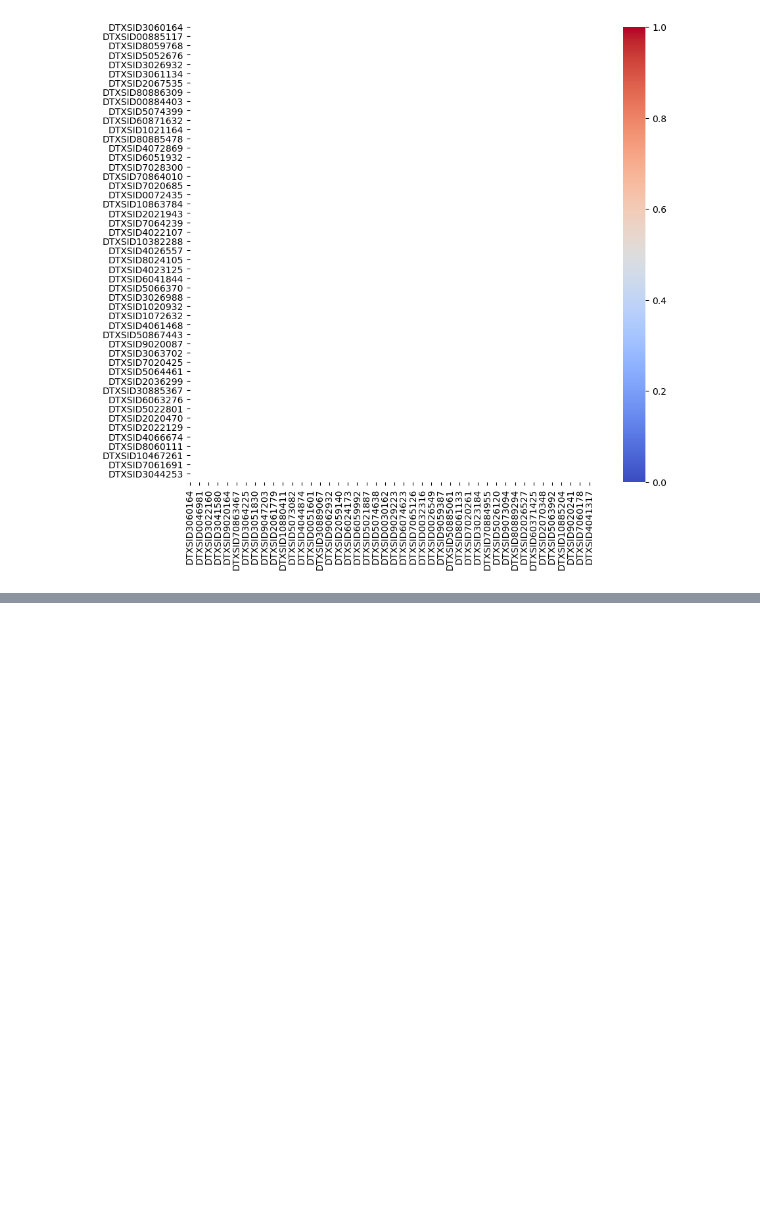
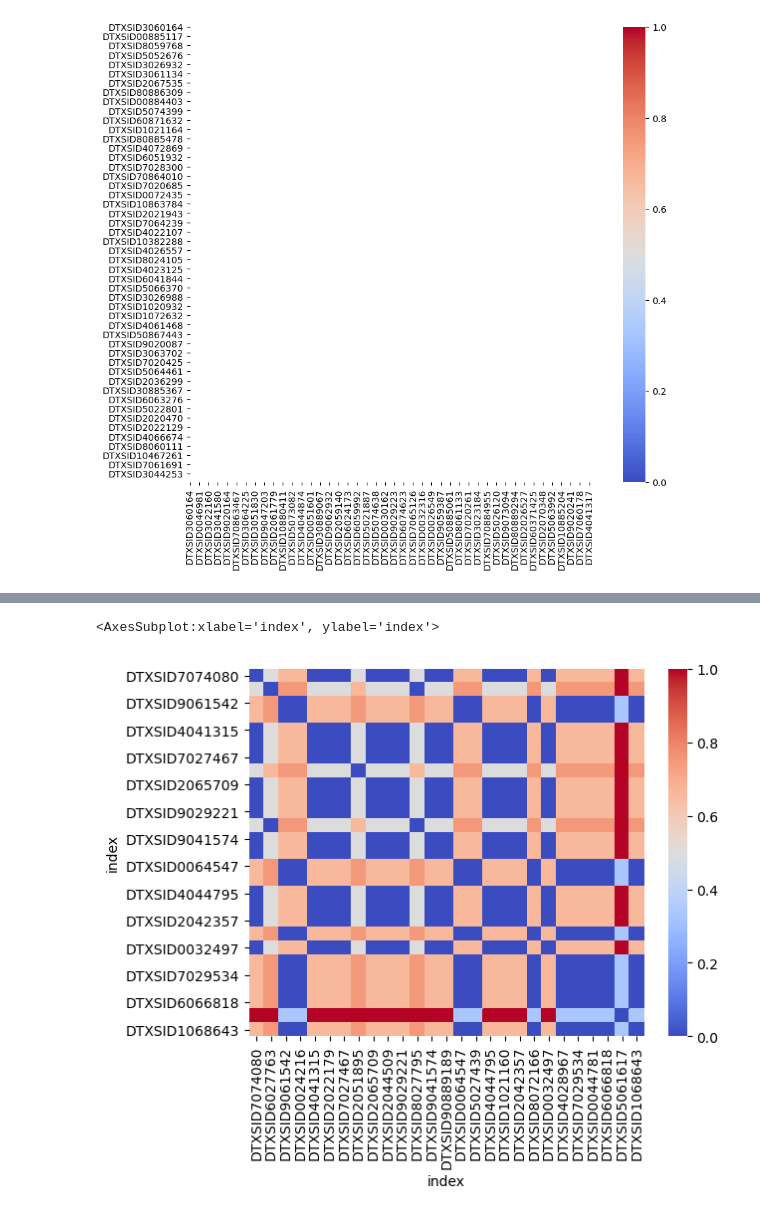
Before and after one commit to patlewig/tsca_categories, a Jupyter notebook: notebooks/14_QSAR2023_poster.ipynb, the cells around one changed output, grey strips where cells are left out. Saved outputs shown, nothing was run; the diff lists cells and outputs as text; code cells hidden in the pictures; blank space fills up the shorter version.

```diff
--- a/notebooks/14_QSAR2023_poster.ipynb
+++ b/notebooks/14_QSAR2023_poster.ipynb
@@ -364,0 +404,4 @@ S_react.to_csv(interim_dir+'Derek_Sim.csv')
+# %%
+derek = (derek.assign(final_picks = derek['index'].replace(selections)))
+# %%
+derek1 = derek.set_index('index')
@@ -364,0 +513,5 @@ S_react.to_csv(interim_dir+'Derek_Sim.csv')
+# %%
+sns.heatmap(dists["('Pyridines and derivatives', 1.0)"], cmap = 'coolwarm')
+# %% [output]
+<AxesSubplot:xlabel='index', ylabel='index'>
+[figure, added]
```
Also changed, not shown: parts of 35 cells of this notebook, 5 other files.
